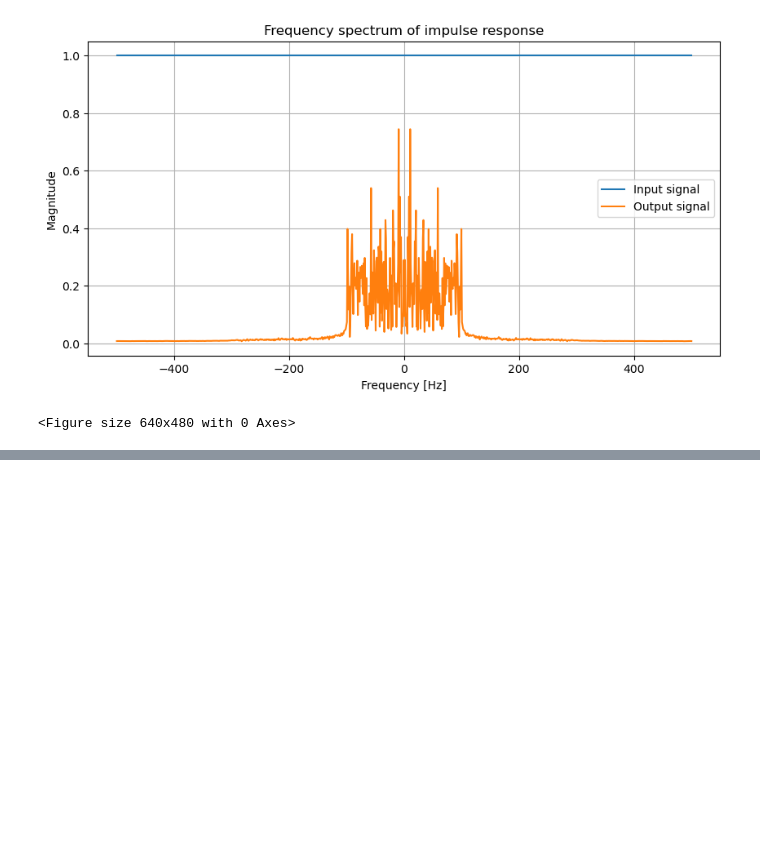
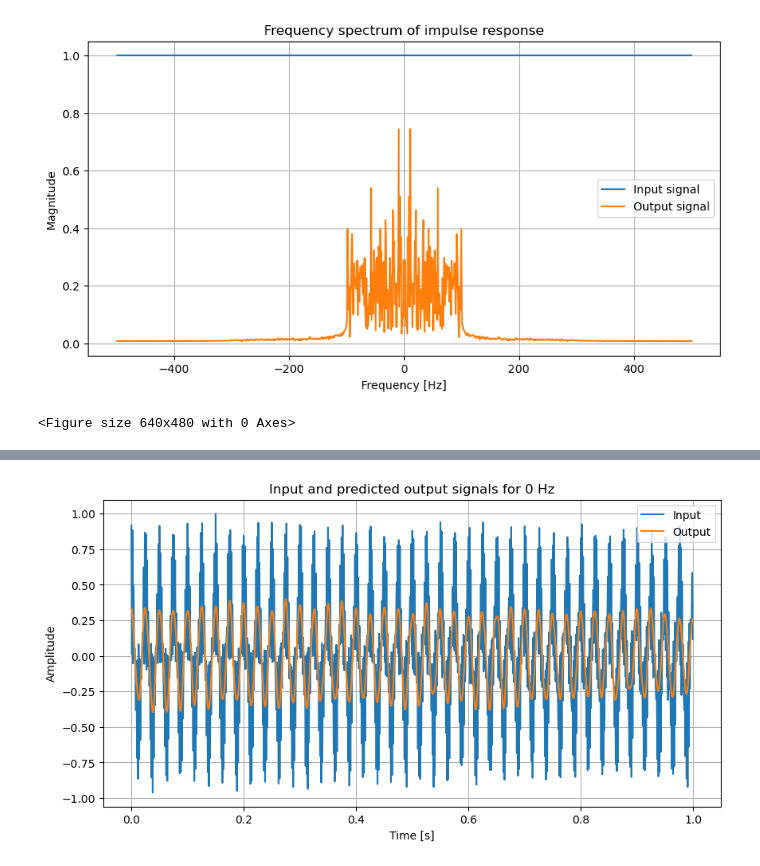
Before and after one commit to ErfanRasti/digital-signal-processing-lab, a Jupyter notebook: DigitalFilterDesign/DigitalFilterDesingUsingDeepLearning.ipynb, the cells around one changed output, grey strips where cells are left out. Drawn from its saved outputs; the diff is of its cells as text; code cells hidden in the pictures; blank space fills up the shorter version.

Commit message:
Test the model on a sample input signal

```diff
--- a/DigitalFilterDesign/DigitalFilterDesingUsingDeepLearning.ipynb
+++ b/DigitalFilterDesign/DigitalFilterDesingUsingDeepLearning.ipynb
@@ -406,0 +414,4 @@ plot_frequency_spectrum_input_output_signal(x_impulse[0,:], h_model[0,:], fs, 'F
+# %%
+y_predicted = model.predict(X_test)
+plot_input_output(t, X_test[0,:], y_predicted[0,:], 'Input and predicted output signals for 0 Hz')
+# %% [output]
@@ -406,0 +419 @@ plot_frequency_spectrum_input_output_signal(x_impulse[0,:], h_model[0,:], fs, 'F
+[figure, added]
```
Also changed, not shown: parts of 5 cells of this notebook.
